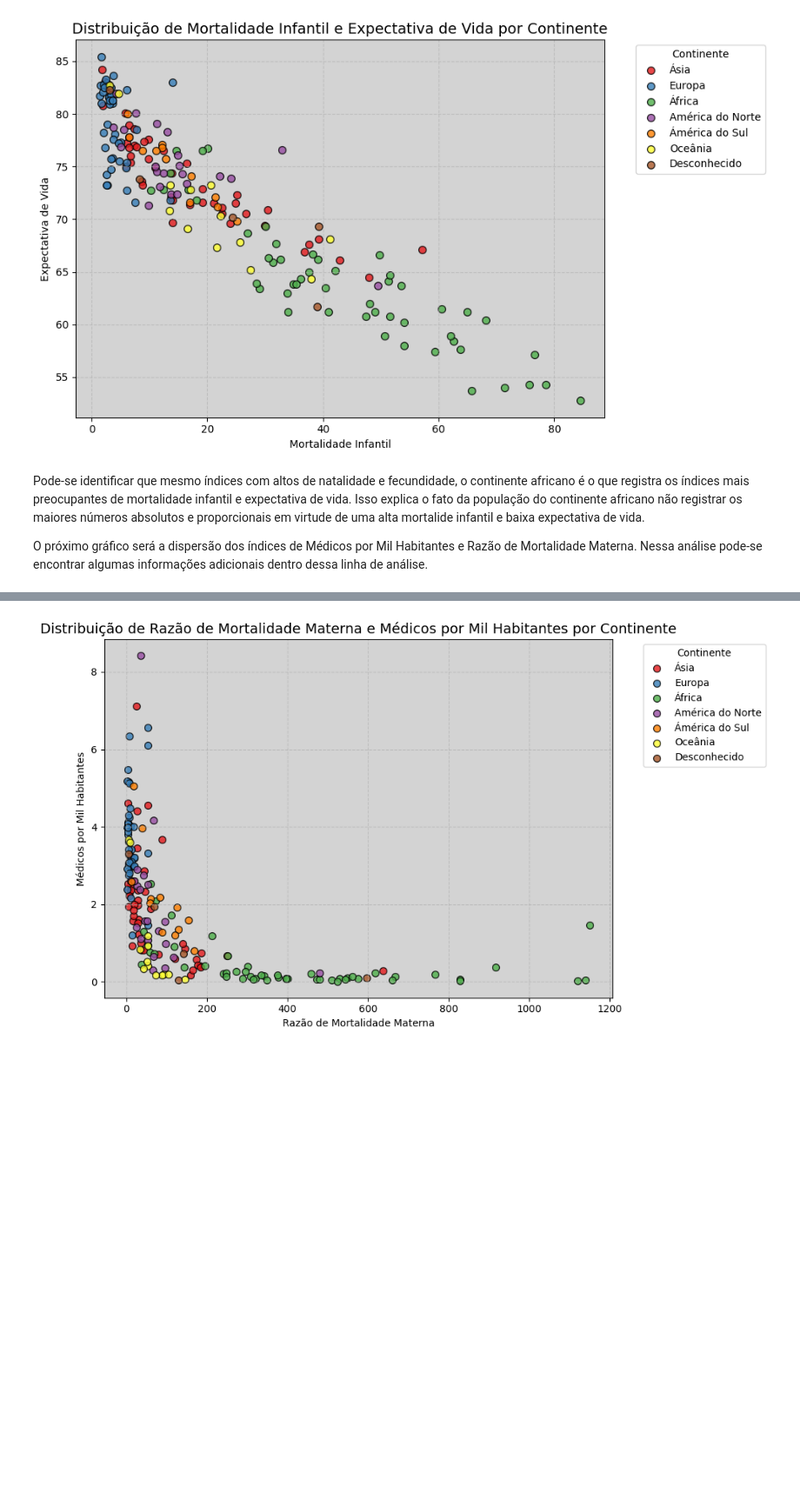
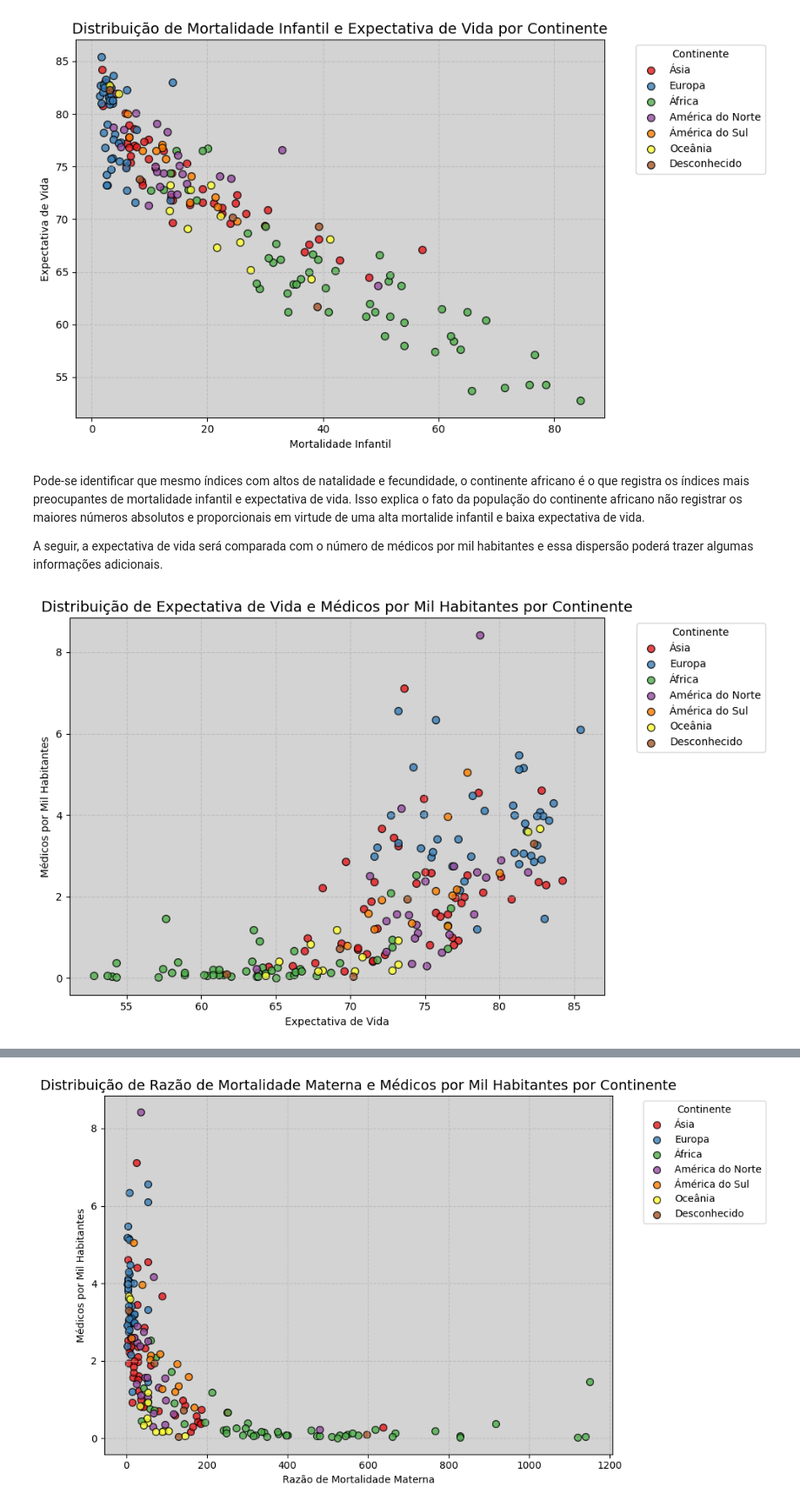
Before and after one commit to MarcelLopes7/Analise-de-Dados-e-Boas-Praticas, a Jupyter notebook: Projeto_MVP.ipynb, the cells around one changed output, grey strips where cells are left out. Shown at 87% size. Cells and saved outputs as stored; diff of their text form; code cells hidden in the pictures; blank space fills up the shorter version.

```diff
--- a/Projeto_MVP.ipynb
+++ b/Projeto_MVP.ipynb
@@ -1109,4 +1128,9 @@ plot_dispersao(novo_df, 'Mortalidade Infantil', 'Expectativa de Vida', 'Continen
 # %% [markdown]
 Pode-se identificar que mesmo índices com altos de natalidade e fecundidade, o continente africano é o que registra os índices mais preocupantes de mortalidade infantil e expectativa de vida. Isso explica o fato da população do continente africano não registrar os maiores números absolutos e proporcionais em virtude de uma alta mortalide infantil e baixa expectativa de vida.
 
-O próximo gráfico será a dispersão dos índices de Médicos por Mil Habitantes e Razão de Mortalidade Materna. Nessa análise pode-se encontrar algumas informações adicionais dentro dessa linha de análise.
+A seguir, a expectativa de vida será comparada com o número de médicos por mil habitantes e essa dispersão poderá trazer algumas informações adicionais.
+# %%
+# Chamando a função para plotar um gráfico de dispersão entre os índices selecionados
+plot_dispersao(novo_df, 'Expectativa de Vida', 'Médicos por Mil Habitantes', 'Continente', (10, 6), 50, 'lightgray')
+# %% [output]
+[figure, added]
```
Also changed, not shown: parts of 39 cells of this notebook.
